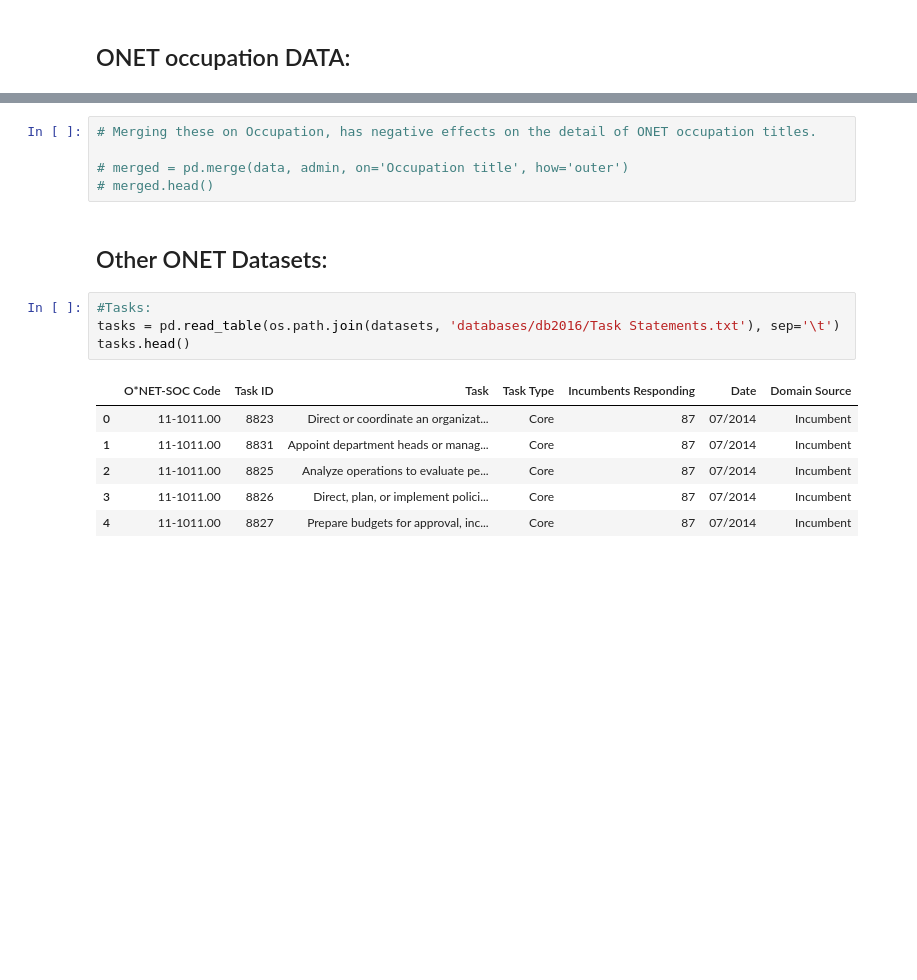
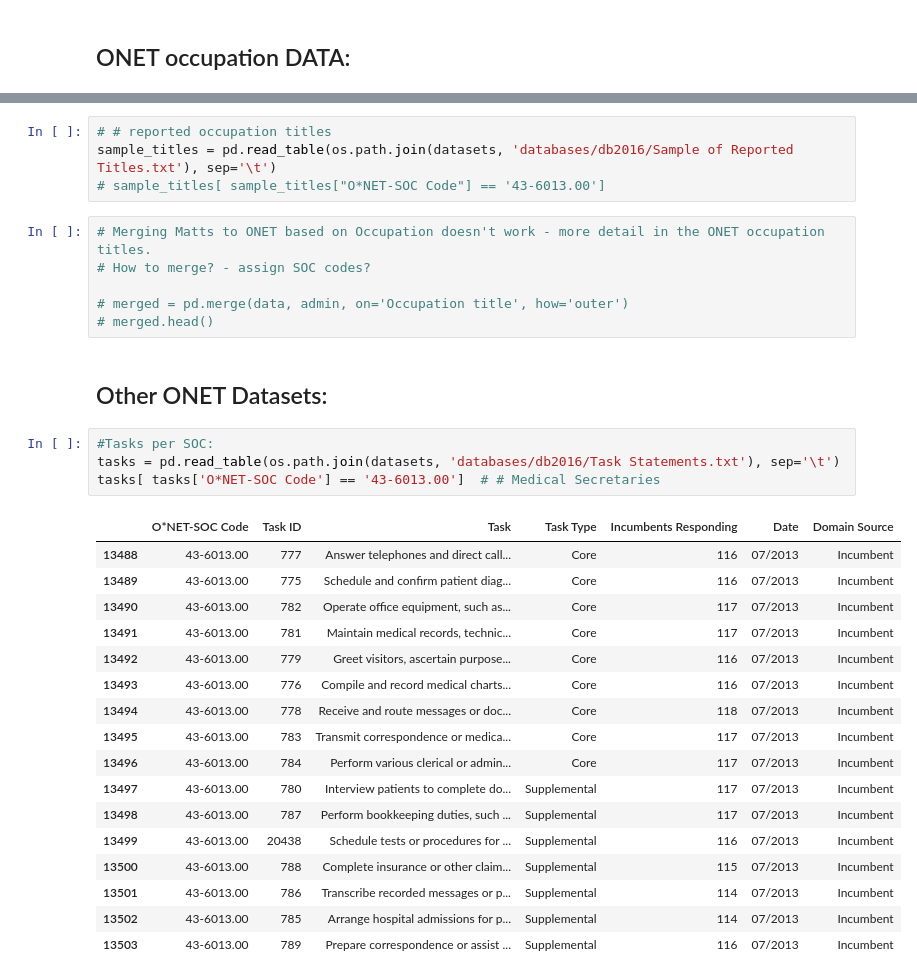
Before and after one commit to PDuckworth/FutureOf, a Jupyter notebook: FutureOfHealthcare/variable_investigation.ipynb, the cells around one changed output, grey strips where cells are left out. Saved outputs shown, nothing was run; the diff lists cells and outputs as text; blank space fills up the shorter version.

Commit message:
occupation-task-skill investigations

```diff
--- a/FutureOfHealthcare/variable_investigation.ipynb
+++ b/FutureOfHealthcare/variable_investigation.ipynb
@@ -62,5 +80,10 @@ admin
+# %%
+# # reported occupation titles
+sample_titles = pd.read_table(os.path.join(datasets, 'databases/db2016/Sample of Reported Titles.txt'), sep='\t')
+# sample_titles[ sample_titles["O*NET-SOC Code"] == '43-6013.00']
 # %%
-# Merging these on Occupation, has negative effects on the detail of ONET occupation titles.
+# Merging Matts to ONET based on Occupation doesn't work - more detail in the ONET occupation titles.
+# How to merge? - assign SOC codes?
 
 # merged = pd.merge(data, admin, on='Occupation title', how='outer')
 # merged.head()
@@ -68,13 +91,24 @@ admin
 Other ONET Datasets:
 ---
 # %%
-#Tasks:
+#Tasks per SOC:
 tasks = pd.read_table(os.path.join(datasets, 'databases/db2016/Task Statements.txt'), sep='\t')
-tasks.head()
+tasks[ tasks['O*NET-SOC Code'] == '43-6013.00']  # # Medical Secretaries
 # %% [output]
 |  | O*NET-SOC Code | Task ID | Task | Task Type | Incumbents Responding | Date | Domain Source |
-| 0 | 11-1011.00 | 8823 | Direct or coordinate an organizat... | Core | 87 | 07/2014 | Incumbent |
-| 1 | 11-1011.00 | 8831 | Appoint department heads or manag... | Core | 87 | 07/2014 | Incumbent |
-| 2 | 11-1011.00 | 8825 | Analyze operations to evaluate pe... | Core | 87 | 07/2014 | Incumbent |
-| 3 | 11-1011.00 | 8826 | Direct, plan, or implement polici... | Core | 87 | 07/2014 | Incumbent |
-| 4 | 11-1011.00 | 8827 | Prepare budgets for approval, inc... | Core | 87 | 07/2014 | Incumbent |
+| 13488 | 43-6013.00 | 777 | Answer telephones and direct call... | Core | 116 | 07/2013 | Incumbent |
+| 13489 | 43-6013.00 | 775 | Schedule and confirm patient diag... | Core | 116 | 07/2013 | Incumbent |
+| 13490 | 43-6013.00 | 782 | Operate office equipment, such as... | Core | 117 | 07/2013 | Incumbent |
+| 13491 | 43-6013.00 | 781 | Maintain medical records, technic... | Core | 117 | 07/2013 | Incumbent |
+| 13492 | 43-6013.00 | 779 | Greet visitors, ascertain purpose... | Core | 116 | 07/2013 | Incumbent |
+| 13493 | 43-6013.00 | 776 | Compile and record medical charts... | Core | 116 | 07/2013 | Incumbent |
+| 13494 | 43-6013.00 | 778 | Receive and route messages or doc... | Core | 118 | 07/2013 | Incumbent |
+| 13495 | 43-6013.00 | 783 | Transmit correspondence or medica... | Core | 117 | 07/2013 | Incumbent |
+| 13496 | 43-6013.00 | 784 | Perform various clerical or admin... | Core | 117 | 07/2013 | Incumbent |
+| 13497 | 43-6013.00 | 780 | Interview patients to complete do... | Supplemental | 117 | 07/2013 | Incumbent |
+| 13498 | 43-6013.00 | 787 | Perform bookkeeping duties, such ... | Supplemental | 117 | 07/2013 | Incumbent |
+| 13499 | 43-6013.00 | 20438 | Schedule tests or procedures for ... | Supplemental | 116 | 07/2013 | Incumbent |
+| 13500 | 43-6013.00 | 788 | Complete insurance or other claim... | Supplemental | 115 | 07/2013 | Incumbent |
+| 13501 | 43-6013.00 | 786 | Transcribe recorded messages or p... | Supplemental | 114 | 07/2013 | Incumbent |
+| 13502 | 43-6013.00 | 785 | Arrange hospital admissions for p... | Supplemental | 114 | 07/2013 | Incumbent |
+| 13503 | 43-6013.00 | 789 | Prepare correspondence or assist ... | Supplemental | 116 | 07/2013 | Incumbent |
```
Also changed, not shown: parts of 21 cells of this notebook.
